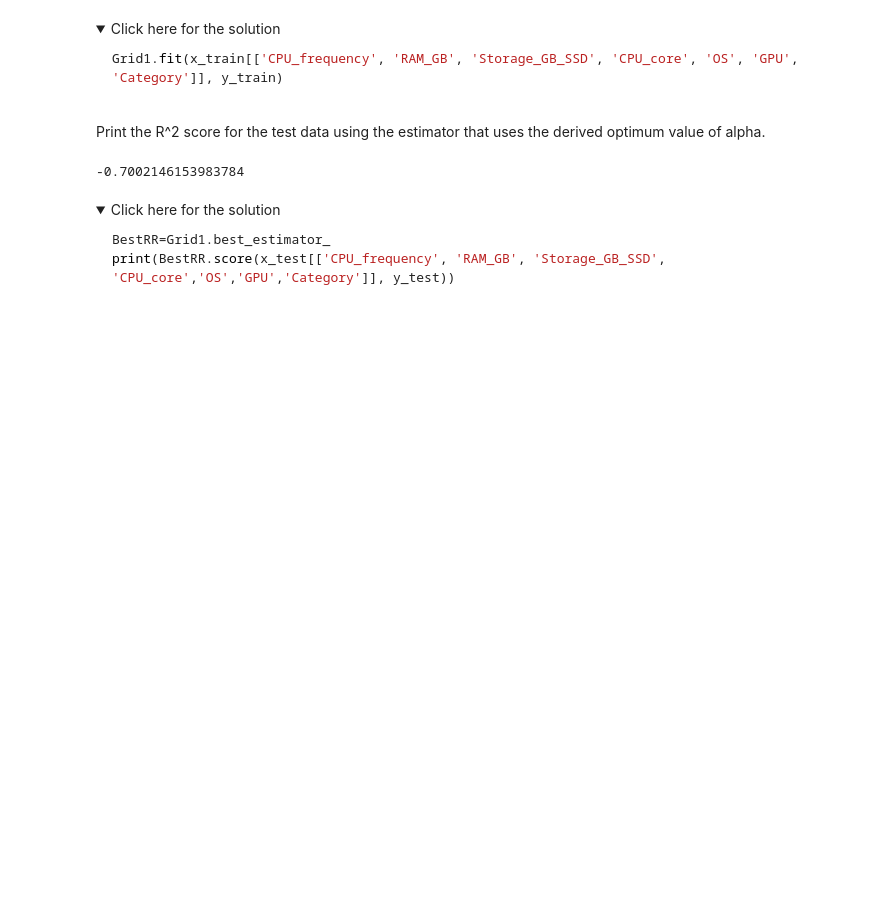
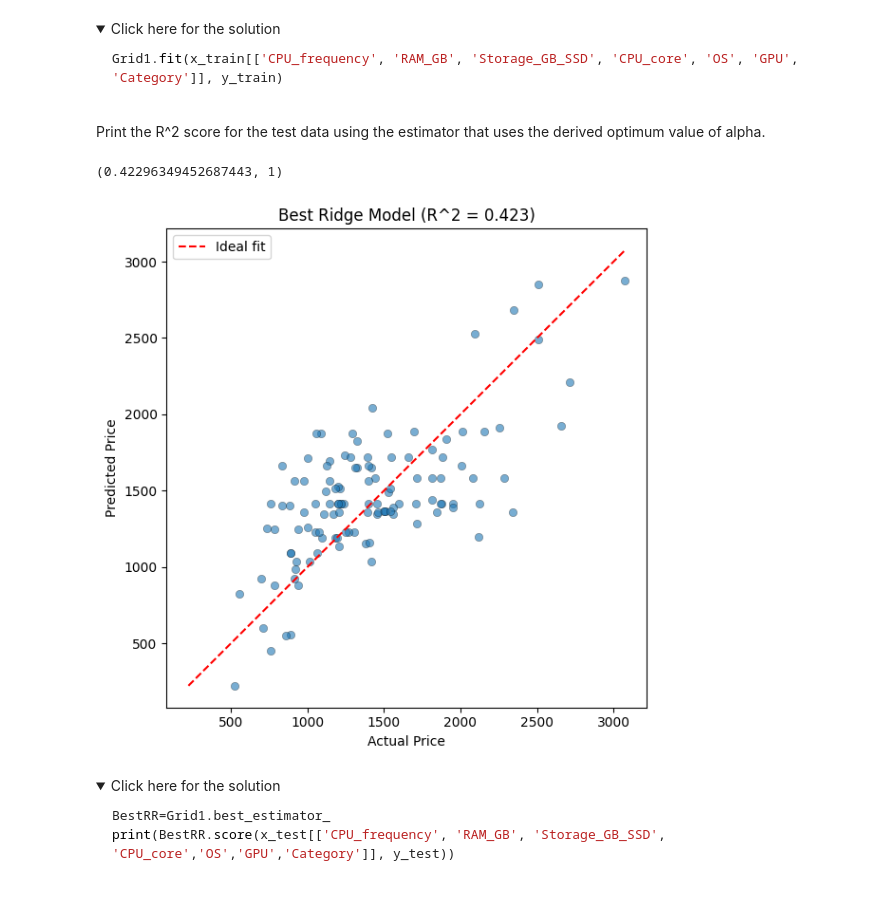
Before and after one commit to undeluro/coursera-ibm-tools-for-ds-fa, a Jupyter notebook: practice_model_evaluation.jupyterlite.ipynb, the cells around one changed output. Drawn from its saved outputs; the diff is of its cells as text; code cells hidden in the pictures; folded sections open; blank space fills up the shorter version.

```diff
--- a/practice_model_evaluation.jupyterlite.ipynb
+++ b/practice_model_evaluation.jupyterlite.ipynb
@@ -354,8 +354,9 @@ Grid1 = GridSearchCV(RR, parameters1,cv=4)
 # %% [markdown]
 Fit the Grid Search to the training data.
 # %%
-grid.fit(x_train[['CPU_frequency', 'RAM_GB', 'Storage_GB_SSD', 'CPU_core', 'GPU', 'Category']], y_train)
-x_train # why is it os is solution why not storage, screemn size etc?
+features = ['CPU_frequency', 'RAM_GB', 'Storage_GB_SSD', 'CPU_core', 'OS', 'GPU', 'Category']
+grid.fit(x_train[features], y_train)
+x_train # why is it os is solution why not screemn size etc?
 # %% [output]
 |  | Manufacturer | Category | GPU | OS | CPU_core | Screen_Size_inch | CPU_frequency | RAM_GB | ... |
 | 154 | Dell | 3 | 1 | 2 | 5 | 15.6 | 0.862069 | 4 | ... |
@@ -382,9 +383,31 @@ Print the R^2 score for the test data using the estimator that uses the derived
 # %%
 # Write your code below and press Shift+Enter to execute
 best_ridge = grid.best_estimator_
-best_ridge.score(x_train[['CPU_frequency', 'RAM_GB', 'Storage_GB_SSD', 'CPU_core', 'GPU', 'Category']], y_test)
+(best_ridge.score(x_test[features], y_test), best_ridge.alpha)
 # %% [output]
--0.7002146153983784
+(0.42296349452687443, 1)
+# %%
+# Evaluate best ridge model and visualize predictions vs. actuals
+best_ridge = grid.best_estimator_
+test_r2 = best_ridge.score(x_test[features], y_test)
+
+# Predictions for test set
+y_pred = best_ridge.predict(x_test[features])
+
+# Scatter plot of actual vs predicted with y=x reference
+plt.figure(figsize=(6, 6))
+plt.scatter(y_test, y_pred, alpha=0.6, edgecolor='k', linewidth=0.3)
+max_val = max(y_test.max(), y_pred.max())
+min_val = min(y_test.min(), y_pred.min())
+plt.plot([min_val, max_val], [min_val, max_val], 'r--', label='Ideal fit')
+plt.xlabel('Actual Price')
+plt.ylabel('Predicted Price')
+plt.title(f'Best Ridge Model (R^2 = {test_r2:.3f})')
+plt.legend()
+plt.tight_layout()
+plt.show()
+# %% [output]
+[figure, added]
 # %% [markdown]
 <details><summary>Click here for the solution</summary>
 
```
